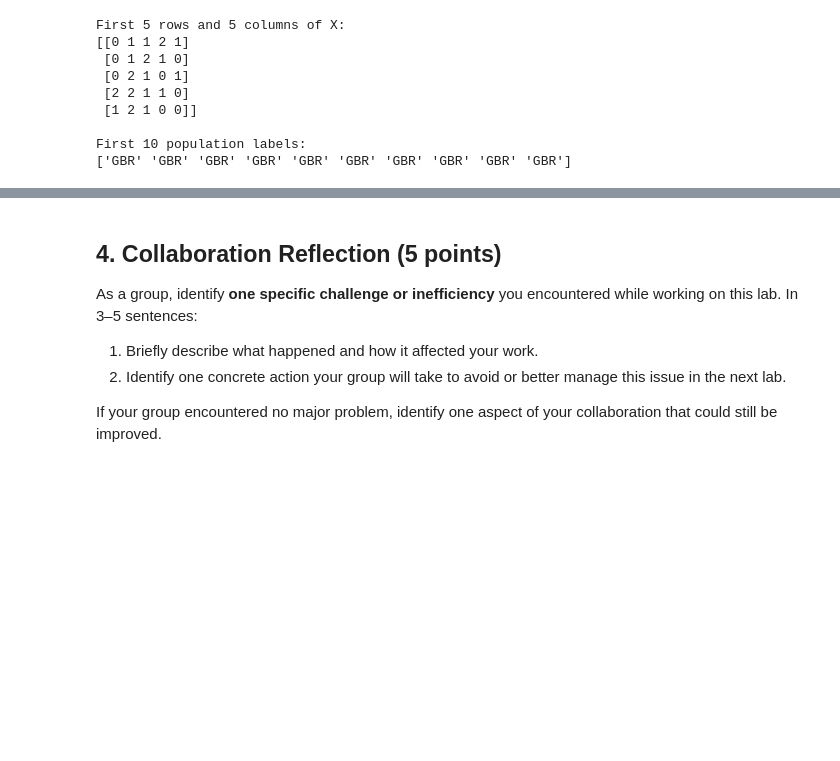
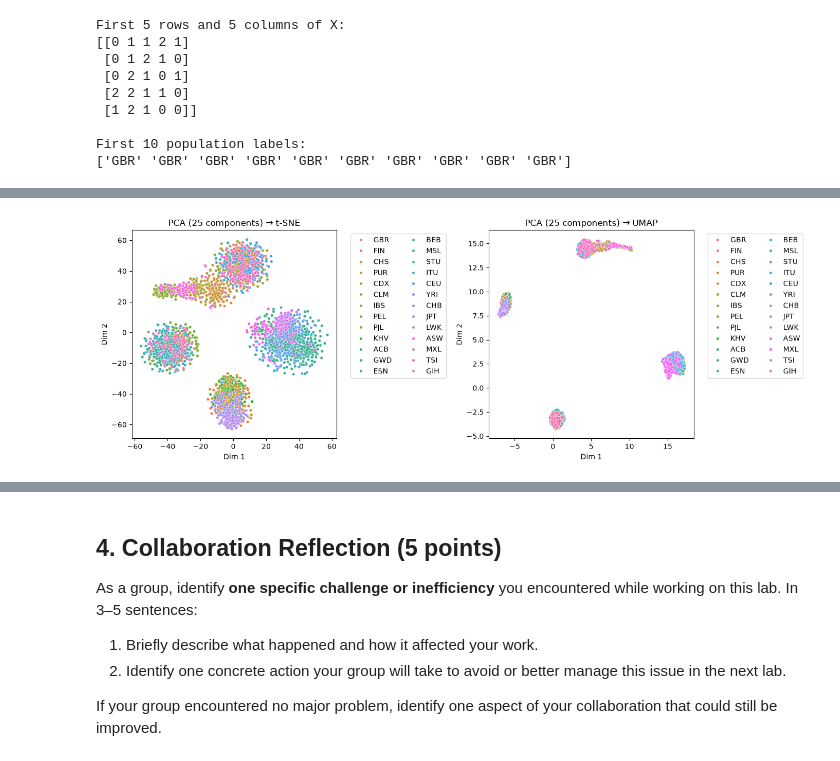
Before and after one commit to MaxGuryan9/tsna-and-umap_DS4021, a Jupyter notebook: 03-tsne-and-umap.ipynb, the cells around one changed output, grey strips where cells are left out. Drawn from its saved outputs; the diff is of its cells as text; code cells hidden in the pictures; blank space fills up the shorter version.

Commit message:
fixed typos and added PCA preprocessing reduction to 25 components

```diff
--- a/03-tsne-and-umap.ipynb
+++ b/03-tsne-and-umap.ipynb
@@ -347,0 +351,31 @@ plt.show()
+# %%
+# PCA preprocessing to 25 components
+
+X_pca25 = PCA(n_components=25).fit_transform(X_scaled)
+
+tsne_pca25 = TSNE(n_components=2, random_state=42).fit_transform(X_pca25)
+umap_pca25 = umap.UMAP(n_components=2, random_state=42).fit_transform(X_pca25)
+
+fig, axes = plt.subplots(1, 2, figsize=(14, 5))
+
+for ax, embedding, title in zip(
+    axes,
+    [tsne_pca25, umap_pca25],
+    ["PCA (25 components) → t-SNE", "PCA (25 components) → UMAP"]
+):
+    sns.scatterplot(
+        x=embedding[:, 0],
+        y=embedding[:, 1],
+        hue=labels,
+        s=15,
+        ax=ax
+    )
+    ax.set_title(title)
+    ax.set_xlabel("Dim 1")
+    ax.set_ylabel("Dim 2")
+    ax.legend(bbox_to_anchor=(1.05, 1), loc="upper left", ncol=2)
+
+plt.tight_layout()
+plt.show()
+# %% [output]
+[figure, added]
```
Also changed, not shown: parts of 7 cells of this notebook.
